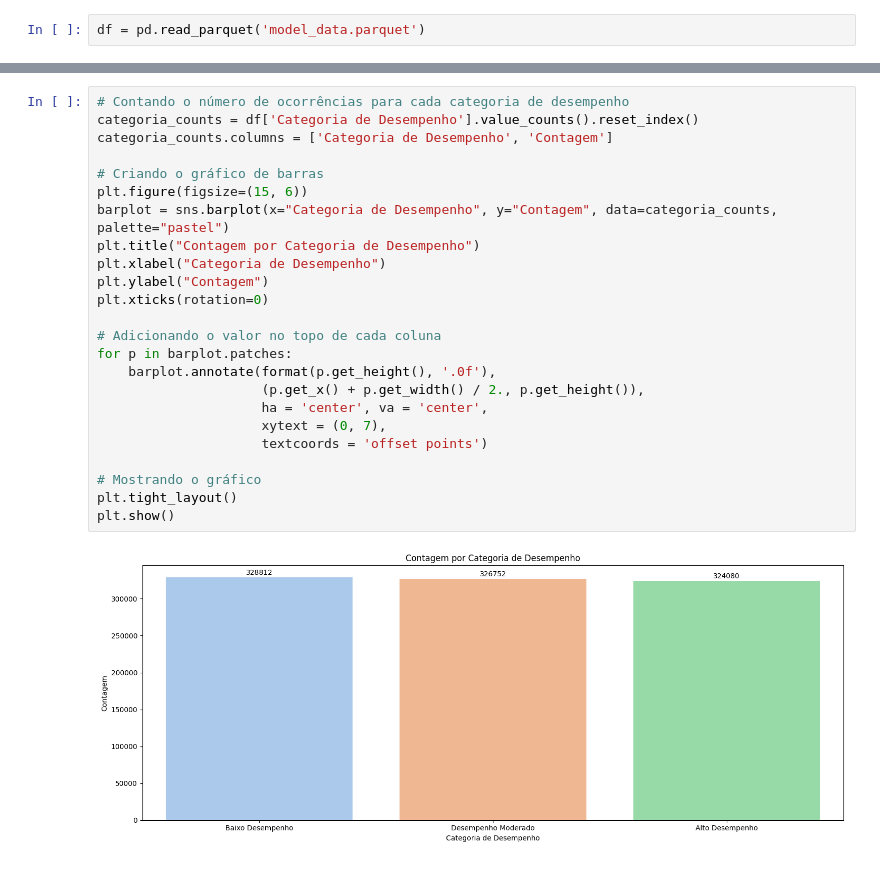
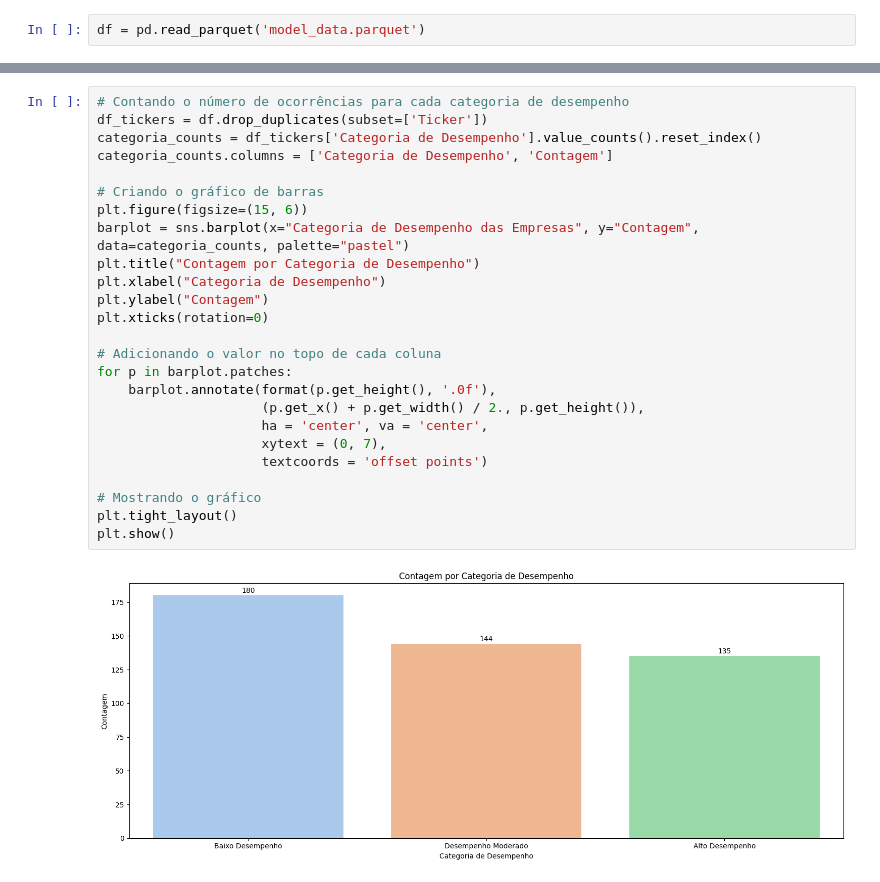
Before and after one commit to manubiagi/pos_ds_ml, a Jupyter notebook: model.ipynb, the cells around one changed output, grey strips where cells are left out. Drawn from its saved outputs; the diff is of its cells as text.

```diff
--- a/model.ipynb
+++ b/model.ipynb
@@ -315,27 +315,28 @@ df.head()
 | 4 | 2018-05-03 00:00:00-03:00 | -0.044522 | -0.044265 | -0.044776 | -0.044459 | 1.130436 | -0.002798 | -0.002066 | HAPV3.SA | NaN | ... |
 # %%
 # Contando o número de ocorrências para cada categoria de desempenho
-categoria_counts = df['Categoria de Desempenho'].value_counts().reset_index()
+df_tickers = df.drop_duplicates(subset=['Ticker'])
+categoria_counts = df_tickers['Categoria de Desempenho'].value_counts().reset_index()
 categoria_counts.columns = ['Categoria de Desempenho', 'Contagem']
 
 # Criando o gráfico de barras
 plt.figure(figsize=(15, 6))
-barplot = sns.barplot(x="Categoria de Desempenho", y="Contagem", data=categoria_counts, palette="pastel")
+barplot = sns.barplot(x="Categoria de Desempenho das Empresas", y="Contagem", data=categoria_counts, palette="pastel")
 plt.title("Contagem por Categoria de Desempenho")
 plt.xlabel("Categoria de Desempenho")
 plt.ylabel("Contagem")
 plt.xticks(rotation=0)
 
 # Adicionando o valor no topo de cada coluna
 for p in barplot.patches:
     barplot.annotate(format(p.get_height(), '.0f'),
                      (p.get_x() + p.get_width() / 2., p.get_height()),
                      ha = 'center', va = 'center',
                      xytext = (0, 7),
                      textcoords = 'offset points')
 
 # Mostrando o gráfico
 plt.tight_layout()
 plt.show()
 # %% [output]
-[figure, old version]
+[figure, new version]
```
Also changed, not shown: parts of 1 cell of this notebook.
